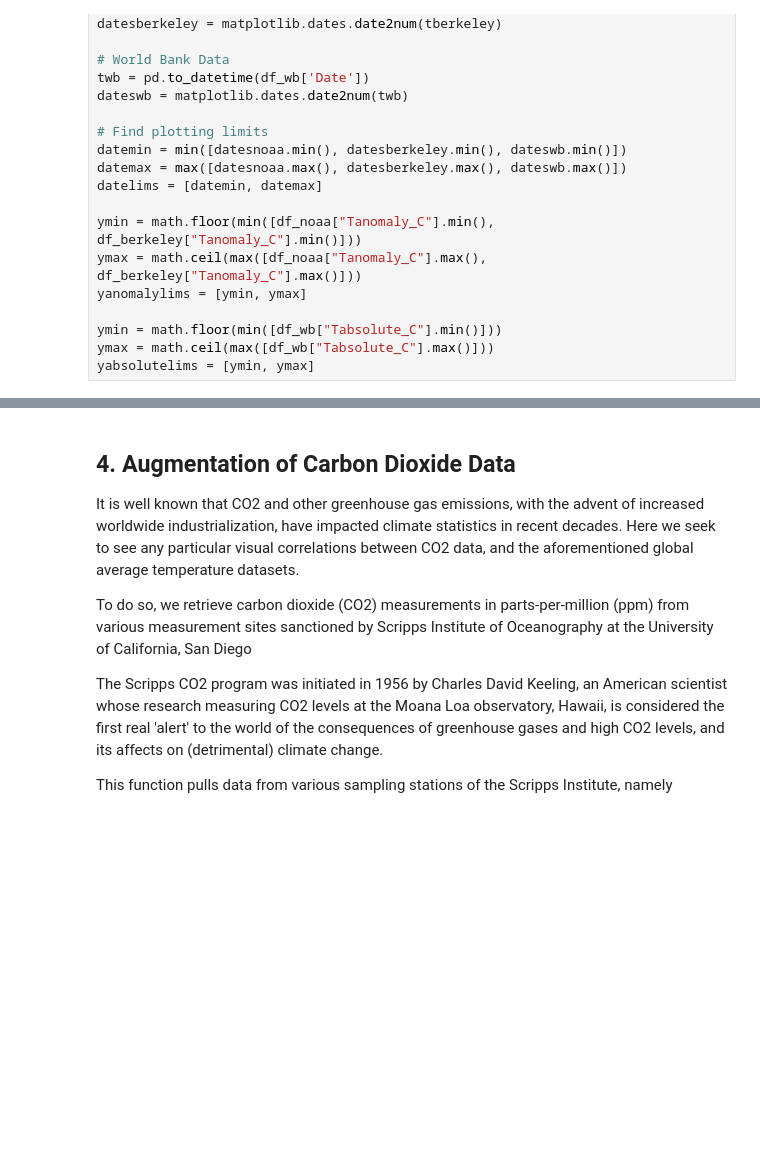
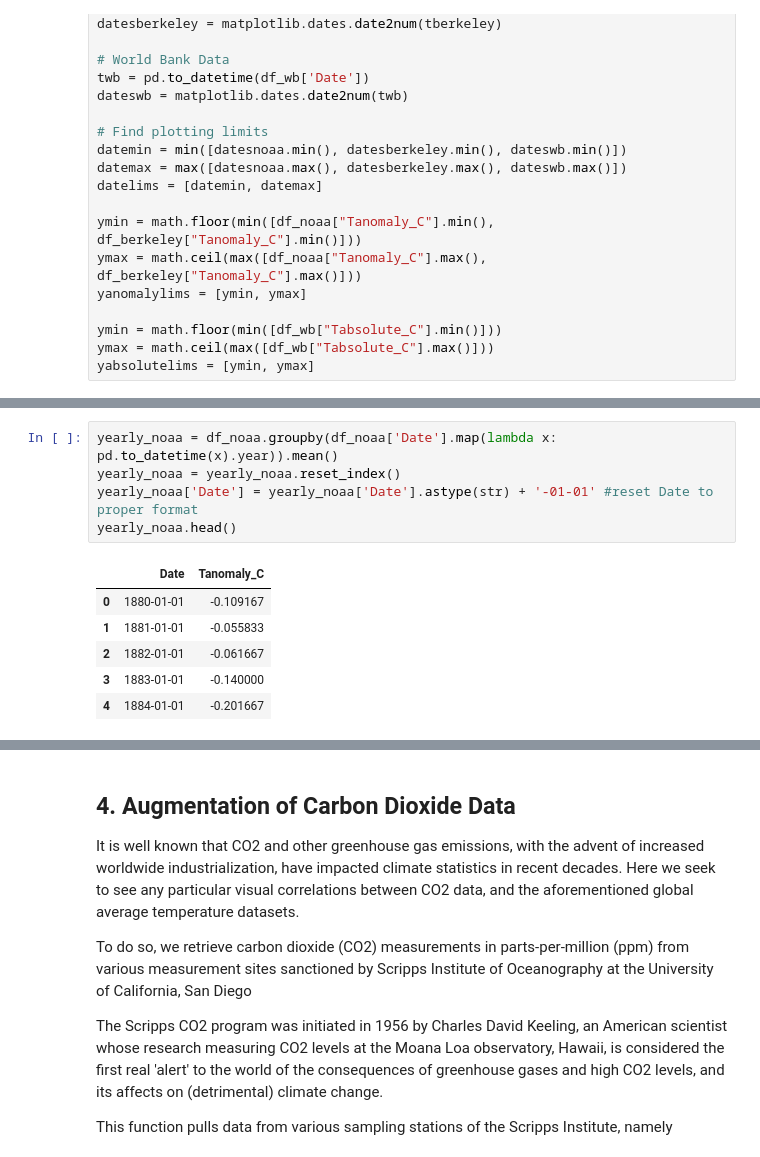
Before and after one commit to toddschultz/DegreesOfClimateChange, a Jupyter notebook: examples/GlobalTemperatureComparison-Final.ipynb, the cells around one changed output, grey strips where cells are left out. Cells and saved outputs as stored; diff of their text form; blank space fills up the shorter version.

```diff
--- a/examples/GlobalTemperatureComparison-Final.ipynb
+++ b/examples/GlobalTemperatureComparison-Final.ipynb
@@ -210,0 +227,12 @@ plt.show()
+# %%
+yearly_noaa = df_noaa.groupby(df_noaa['Date'].map(lambda x: pd.to_datetime(x).year)).mean()
+yearly_noaa = yearly_noaa.reset_index()
+yearly_noaa['Date'] = yearly_noaa['Date'].astype(str) + '-01-01' #reset Date to proper format
+yearly_noaa.head()
+# %% [output]
+|  | Date | Tanomaly_C |
+| 0 | 1880-01-01 | -0.109167 |
+| 1 | 1881-01-01 | -0.055833 |
+| 2 | 1882-01-01 | -0.061667 |
+| 3 | 1883-01-01 | -0.140000 |
+| 4 | 1884-01-01 | -0.201667 |
```
Also changed, not shown: parts of 10 cells of this notebook.
